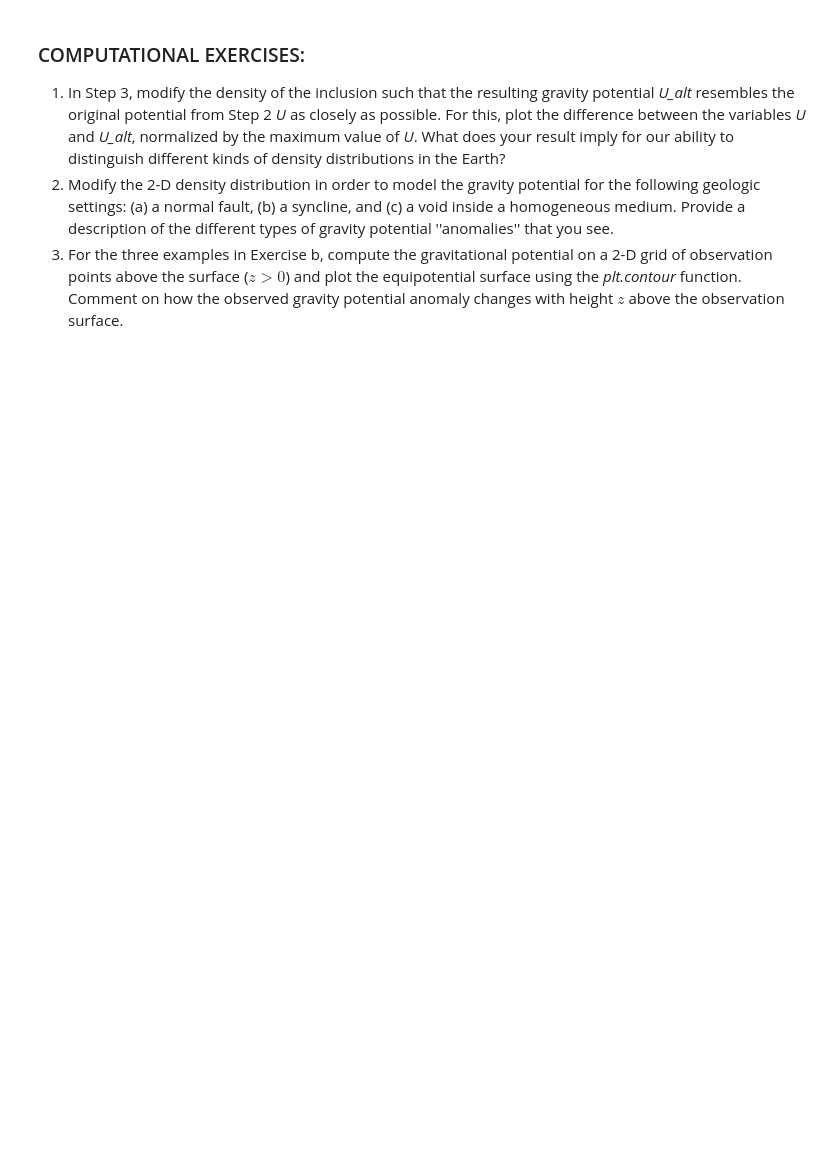
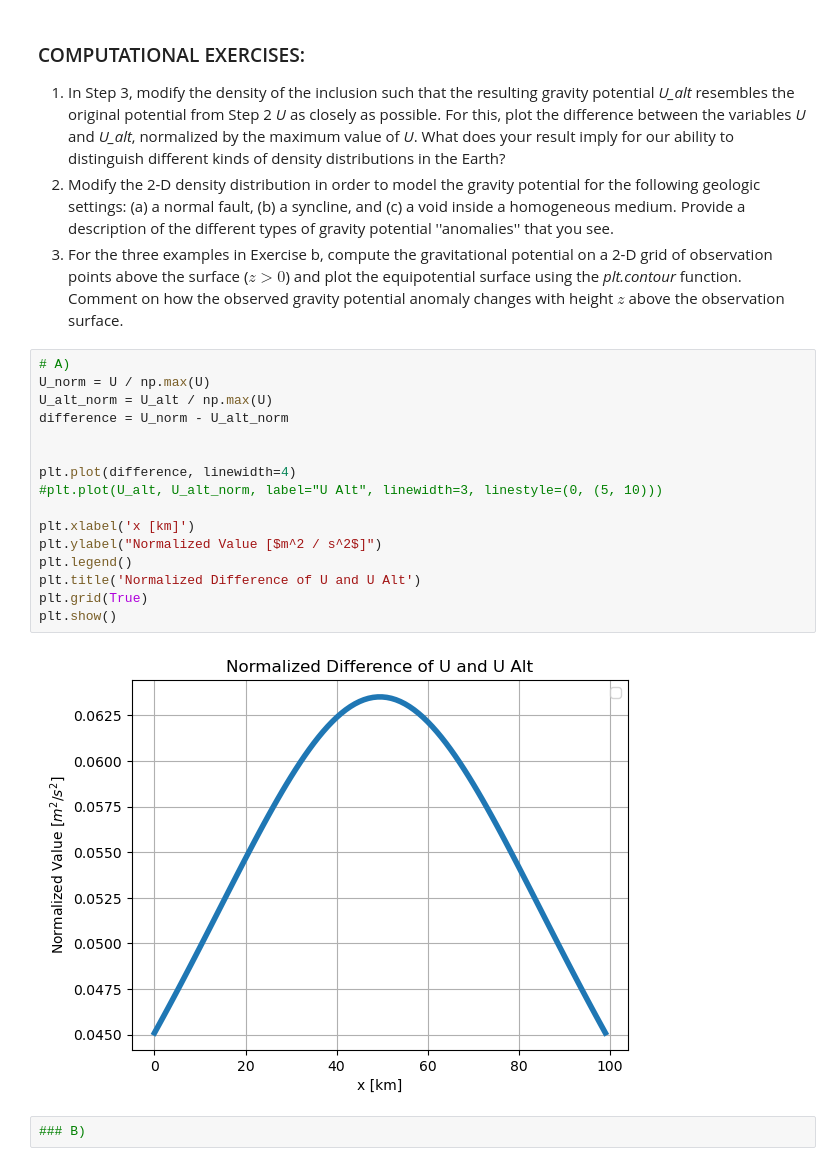
Before and after one commit to lillian-hanson/gpgn-318-328-notebooks, a Jupyter notebook: gpgn328/Assignment2-1.ipynb, the cells around one changed output. Cells and saved outputs as stored; diff of their text form; blank space fills up the shorter version.

```diff
--- a/gpgn328/Assignment2-1.ipynb
+++ b/gpgn328/Assignment2-1.ipynb
@@ -223,3 +223,23 @@ plt.show()
 <li> For the three examples in Exercise b, compute the gravitational potential on a 2-D grid of observation points above the surface ($z>0$) and plot the equipotential surface using the <i>plt.contour</i> function. Comment on how the observed gravity potential anomaly changes with height $z$ above the observation surface.
 
 </ol>
+# %%
+# A)
+U_norm = U / np.max(U)
+U_alt_norm = U_alt / np.max(U)
+difference = U_norm - U_alt_norm
+
+
+plt.plot(difference, linewidth=4)
+#plt.plot(U_alt, U_alt_norm, label="U Alt", linewidth=3, linestyle=(0, (5, 10)))
+
+plt.xlabel('x [km]')
+plt.ylabel("Normalized Value [$m^2 / s^2$]")
+plt.legend()
+plt.title('Normalized Difference of U and U Alt')
+plt.grid(True)
+plt.show()
+# %% [output]
+[figure, added]
+# %%
+### B)
```
Also changed, not shown: parts of 1 cell of this notebook.
